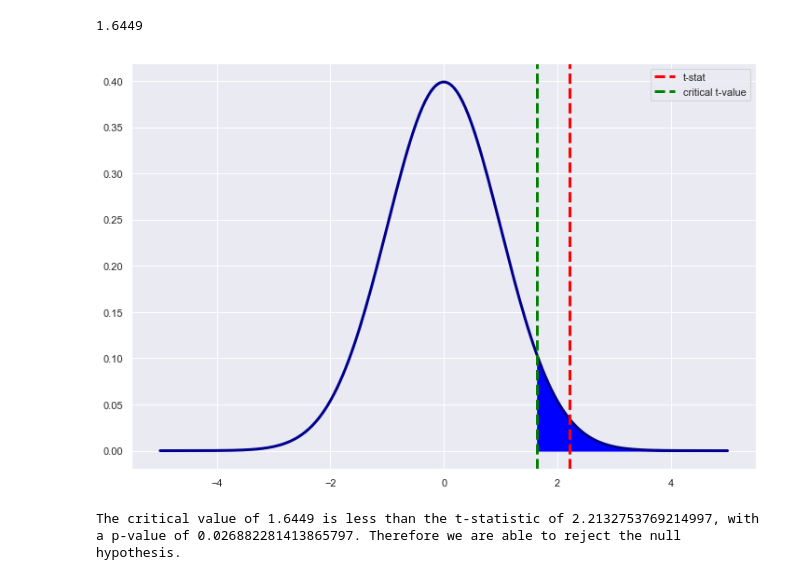
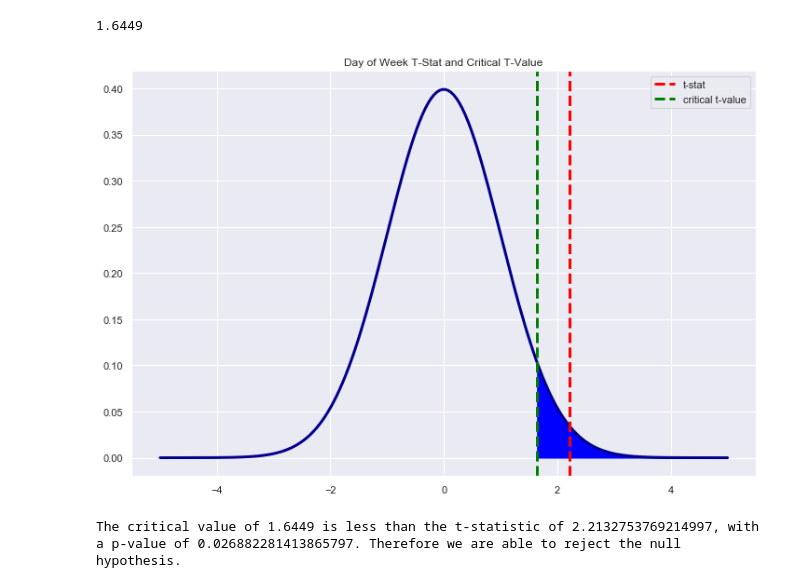
Before and after one commit to robblatt/Restaurant-Hypothesis-Testing, a Jupyter notebook: weather_day_of_week.ipynb, the cells around one changed output. Saved outputs shown, nothing was run; the diff lists cells and outputs as text; code cells hidden in the pictures.

```diff
--- a/weather_day_of_week.ipynb
+++ b/weather_day_of_week.ipynb
@@ -155,23 +155,23 @@ t_critical_week
 # %%
 xs = np.linspace(-5, 5, 200)
 ys = stats.t.pdf(xs, deg_week, 0, 1)
 
 fig = plt.figure(figsize=(12,8))
 
 ax = fig.gca()
 
 ax.plot(xs, ys, linewidth=3, color='darkblue')
 
 ax.axvline(t_stat_week, color='red', linestyle='--', lw=3,label='t-stat')
 
 ax.axvline(t_critical_week,color='green',linestyle='--',lw=3,label='critical t-value')
 
 ax.fill_betweenx(ys,xs,t_critical_week,where = xs > t_critical_week, color = 'blue')
-
+plt.title('Day of Week T-Stat and Critical T-Value')
 ax.legend()
 plt.show()
 # %% [output]
-[figure, old version]
+[figure, new version]
 # %%
 print("The critical value of {} is less than the t-statistic of {}, with a p-value of {}. Therefore we are able to reject the null hypothesis.".format(t_critical_week, t_stat_week, p_value_week ))
 # %% [output]
```
Also changed, not shown: parts of 4 cells of this notebook, 4 other files.
